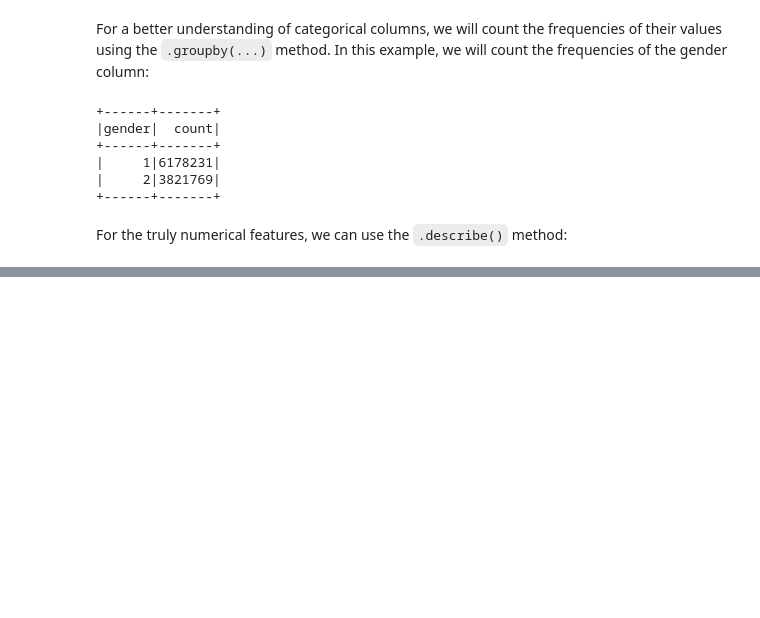
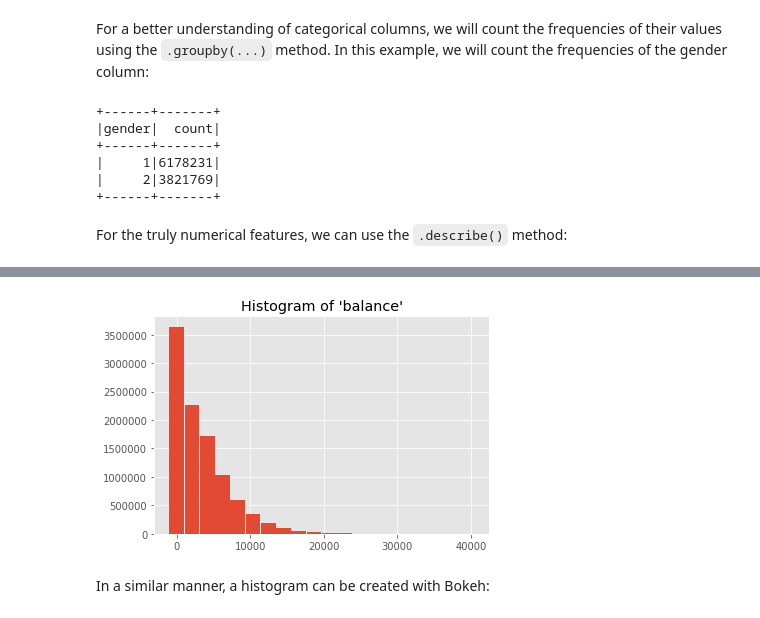
Before and after one commit to hanmochen/LearningPySpark, a Jupyter notebook: Chapter4.ipynb, the cells around one changed output, grey strips where cells are left out. Drawn from its saved outputs; the diff is of its cells as text; code cells hidden in the pictures; blank space fills up the shorter version.

Commit message:
Updated to Chapter4 Changes to be committed: 	modified:   Chapter4.ipynb

```diff
--- a/Chapter4.ipynb
+++ b/Chapter4.ipynb
@@ -381,0 +443,10 @@ desc.show()
+# %%
+%matplotlib inline
+import matplotlib.pyplot as plt
+plt.style.use('ggplot')
+
+from bokeh.plotting import figure, output_file, show
+
+from bokeh.io import output_notebook
+
+output_notebook()
@@ -381,0 +465,15 @@ desc.show()
+# %%
+hists = fraud_df.select('balance').rdd.flatMap(lambda row: row).histogram(20)
+# %%
+data = {
+    'bins': hists[0][:-1],
+    'freq': hists[1]
+}
+
+plt.bar(data['bins'], data['freq'], width=2000)
+plt.title('Histogram of \'balance\'')
+plt.savefig('data/chapter4-01.png', dpi=300)
+# %% [output]
+[figure, added]
+# %% [markdown]
+In a similar manner, a histogram can be created with Bokeh:
```
Also changed, not shown: parts of 19 cells of this notebook.
